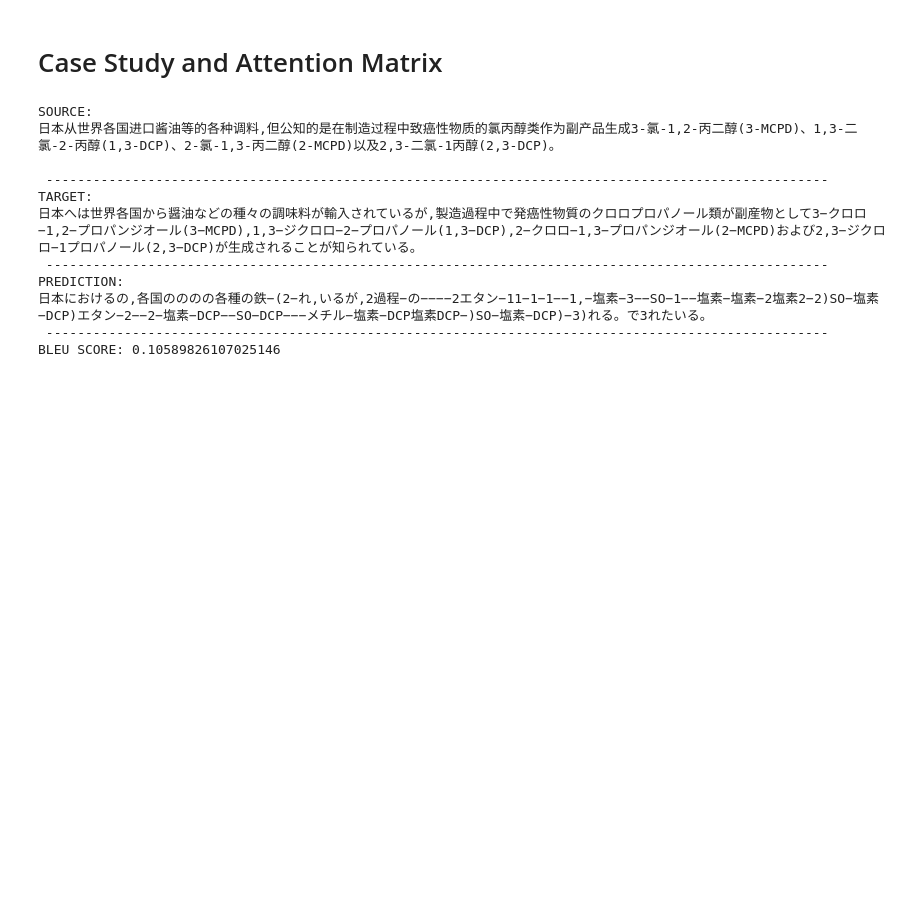
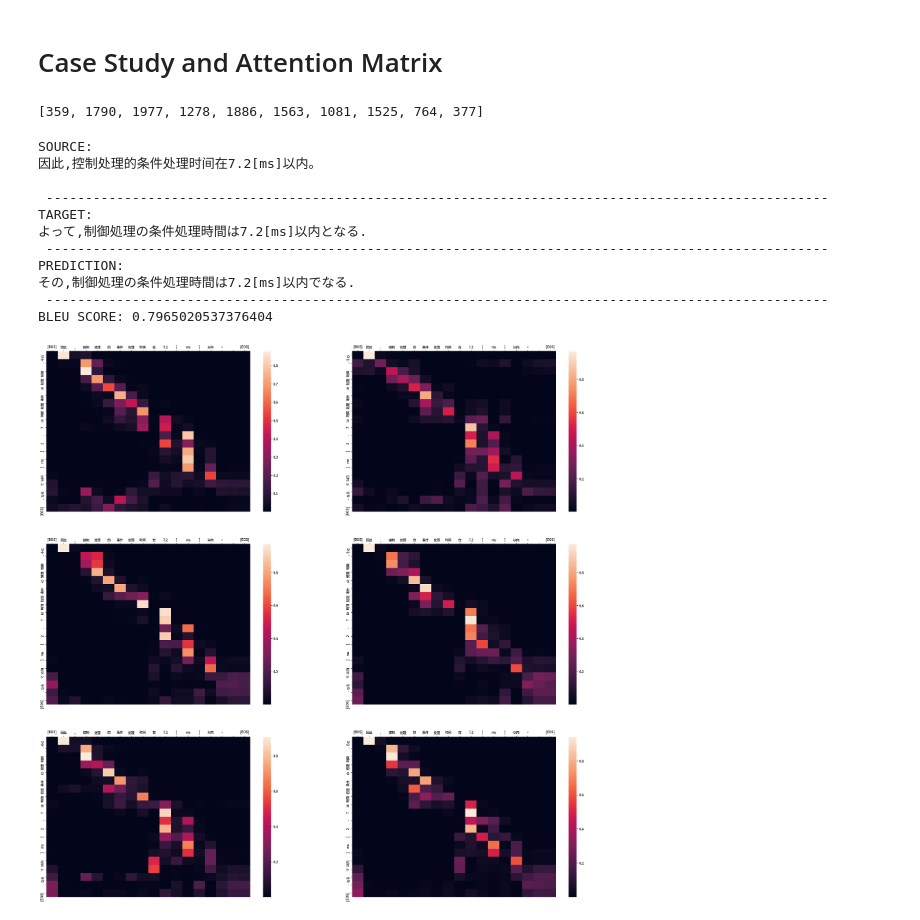
Before and after one commit to windsuzu/Joint-Semantic-Phonetic-Embedding, a Jupyter notebook: experiments/main/ch2jp/transformer_baseline.ipynb, the cells around one changed output. Cells and saved outputs as stored; diff of their text form; code cells hidden in the pictures; blank space fills up the shorter version.

Commit message:
update model

```diff
--- a/experiments/main/ch2jp/transformer_baseline.ipynb
+++ b/experiments/main/ch2jp/transformer_baseline.ipynb
@@ -856,14 +863,14 @@ checkpoint = pl.callbacks.ModelCheckpoint(dirpath=ckpt_dir,  # path for saving c
                                           monitor="valid_loss",
                                           mode="min",
                                           save_weights_only=True,
-                                          save_top_k=5,
+                                          save_top_k=7,
                                          )
 # %%
 trainer = pl.Trainer(
     fast_dev_run=False,
     logger=wandb_logger,
     gpus=1,
-    max_epochs=7,
+    max_epochs=10,
     gradient_clip_val=1,
     precision=config["precision"],
     callbacks=[checkpoint],
@@ -890,7 +884,7 @@ LOCAL_RANK: 0 - CUDA_VISIBLE_DEVICES: [0]
 # %% [markdown]
 # Testing (BLEU Scores)
 # %%
-model.load_state_dict(torch.load(ckpt_dir/"transformer_baseline_sentencepiece_ch2jp-epoch=3-valid_loss=5.206.ckpt")["state_dict"])
+model.load_state_dict(torch.load(ckpt_dir/"transformer_language_specific_ch2jp-baseline-epoch=5-valid_loss=3.401.ckpt")["state_dict"])
 # %% [output]
 <All keys matched successfully>
 # %%
@@ -924,38 +956,57 @@ tensor(0.2036)
 plt.rcParams['font.sans-serif'] = ['Noto Sans CJK TC']
 plt.rcParams['axes.unicode_minus'] = False
 
+def sentence_bleu(pred_token, trg_token):
+    trg  = dm.trg_tokenizer.decode(list(map(dm.trg_tokenizer.token_to_id, trg_token)))
+    pred = dm.trg_tokenizer.decode(list(map(dm.trg_tokenizer.token_to_id, pred_token)))
+    return calculate_corpus_bleu([trg], [[pred]])
+
+
 def case_study(pred_token, src_token, trg_token, attn_matrix):
-
     src  = dm.src_tokenizer.decode(list(map(dm.src_tokenizer.token_to_id, src_token)))
     trg  = dm.trg_tokenizer.decode(list(map(dm.trg_tokenizer.token_to_id, trg_token)))
     pred = dm.trg_tokenizer.decode(list(map(dm.trg_tokenizer.token_to_id, pred_token)))
+    bleu = calculate_corpus_bleu([trg], [[pred]])
 
     print(f"SOURCE: \n{src}\n {'-'*100}")
     print(f"TARGET: \n{trg}\n {'-'*100}")
     print(f"PREDICTION: \n{pred}\n {'-'*100}")
+    print(f"BLEU SCORE: {bleu}")
 
-    print(f"BLEU SCORE: {calculate_corpus_bleu([trg], [[pred]])}")
-
-#     plt.figure(figsize=(30, 30))
-#     for i in range(6):
-#         plt.subplot(3, 2, i+1)
-#         ax = sns.heatmap(attn_matrix[i], xticklabels=src_token, yticklabels=pred_token)
-#         ax.xaxis.set_ticks_position('top')
+    plt.figure(figsize=(30, 30))
+    for i in range(6):
+        plt.subplot(3, 2, i+1)
+        ax = sns.heatmap(attn_matrix[i], xticklabels=src_token, yticklabels=pred_token)
+        ax.xaxis.set_ticks_position('top')
 # %%
-i=0
-case_study(model.test_outputs[i][0],
-           model.test_outputs[i][2],
-           model.test_outputs[i][3],
-           model.test_outputs[i][1].cpu().numpy())
+scores = []
+
+for i in tqdm(range(len(model.test_outputs))):
+    bleu = sentence_bleu(
+        model.test_outputs[i][0],
+        model.test_outputs[i][3],
+    )
+    scores.append(bleu)
-# %% [output]
-SOURCE:
-日本从世界各国进口酱油等的各种调料,但公知的是在制造过程中致癌性物质的氯丙醇类作为副产品生成3-氯-1,2-丙二醇(3-MCPD)、1,3-二氯-2-丙醇(1,3-DCP)、2-氯-1,3-丙二醇(2-MCPD)以及2,3-二氯-1丙醇(2,3-DCP)。
-
- ----------------------------------------------------------------------------------------------------
-TARGET:
-日本へは世界各国から醤油などの種々の調味料が輸入されているが,製造過程中で発癌性物質のクロロプロパノール類が副産物として3−クロロ−1,2−プロパンジオール(3−MCPD),1,3−ジクロロ−2−プロパノール(1,3−DCP),2−クロロ−1,3−プロパンジオール(2−MCPD)および2,3−ジクロロ−1プロパノール(2,3−DCP)が生成されることが知られている。
- ----------------------------------------------------------------------------------------------------
-PREDICTION:
-日本におけるの,各国のののの各種の鉄−(2−れ,いるが,2過程−の−−−−2エタン−11−1−1−−1,−塩素−3−−SO−1−−塩素−塩素−2塩素2−2)SO−塩素−DCP)エタン−2−−2−塩素−DCP−−SO−DCP−−−メチル−塩素−DCP塩素DCP−)SO−塩素−DCP)−3)れる。で3れたいる。
- ----------------------------------------------------------------------------------------------------
-BLEU SCORE: 0.10589826107025146
+# %%
+heapq.nlargest(50, range(len(scores)), np.array(scores).take)[10:20]
+# %% [output]
+[359, 1790, 1977, 1278, 1886, 1563, 1081, 1525, 764, 377]
+# %%
+i=1977
+case_study(model.test_outputs[i][0],
+           model.test_outputs[i][2],
+           model.test_outputs[i][3],
+           model.test_outputs[i][1].cpu().numpy())
+# %% [output]
+SOURCE:
+因此,控制处理的条件处理时间在7.2[ms]以内。
+
+ ----------------------------------------------------------------------------------------------------
+TARGET:
+よって,制御処理の条件処理時間は7.2[ms]以内となる.
+ ----------------------------------------------------------------------------------------------------
+PREDICTION:
+その,制御処理の条件処理時間は7.2[ms]以内でなる.
+ ----------------------------------------------------------------------------------------------------
+BLEU SCORE: 0.7965020537376404
+[figure, added]
```
Also changed, not shown: parts of 9 cells of this notebook, 2 other files.
